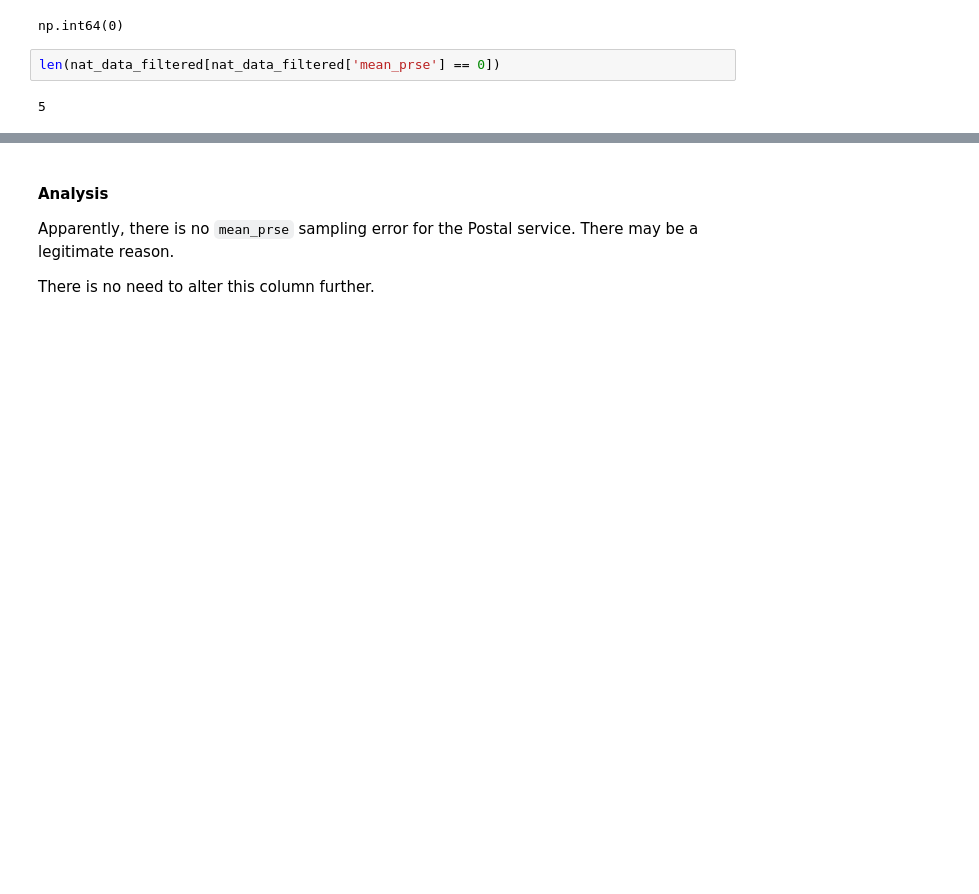
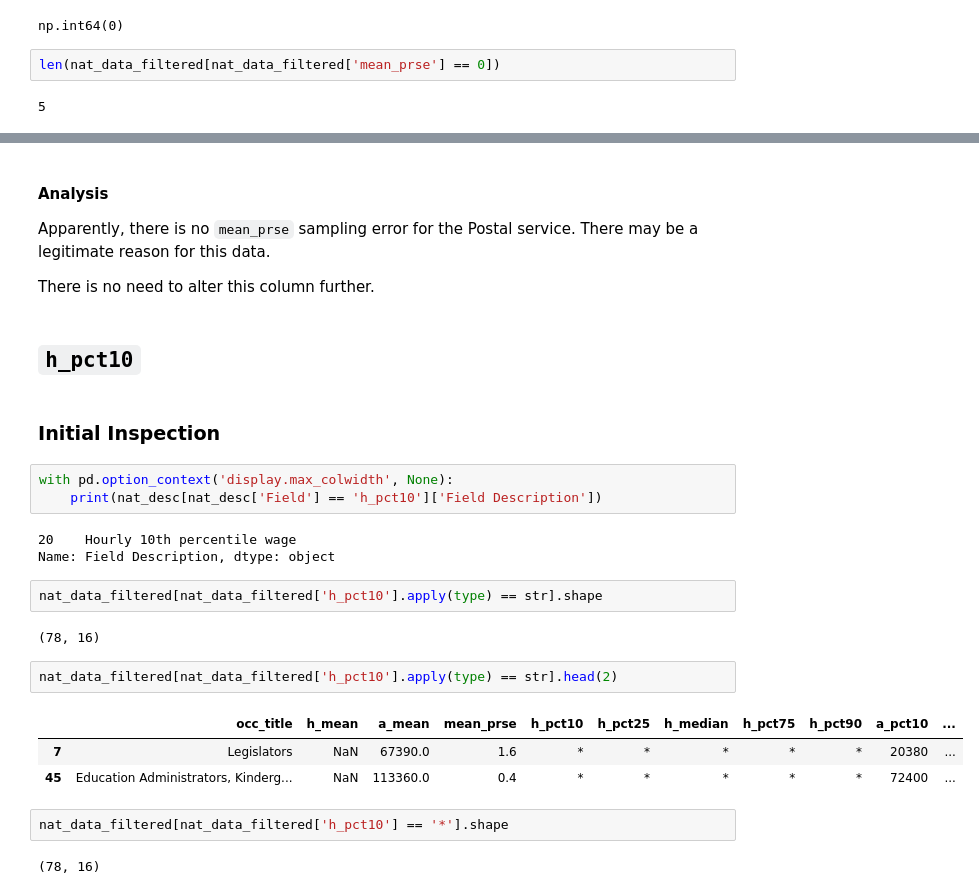
Before and after one commit to blue-santa/comparing-training-req-to-salary-exp, a Jupyter notebook: notebooks/02-data-wrangling/01-00-wrangling-train-reward-compare.ipynb, the cells around one changed output, grey strips where cells are left out. Cells and saved outputs as stored; diff of their text form; blank space fills up the shorter version.

Commit message:
wrangle h_pct10, h_pct25, h_median

```diff
--- a/notebooks/02-data-wrangling/01-00-wrangling-train-reward-compare.ipynb
+++ b/notebooks/02-data-wrangling/01-00-wrangling-train-reward-compare.ipynb
@@ -2585,6 +2585,30 @@ nat_data_filtered[nat_data_filtered['mean_prse'] == 0]
 # %% [markdown]
 #### Analysis
 
-Apparently, there is no `mean_prse` sampling error for the Postal service. There may be a legitimate reason.
+Apparently, there is no `mean_prse` sampling error for the Postal service. There may be a legitimate reason for this data.
 
 There is no need to alter this column further.
+# %% [markdown]
+## `h_pct10`
+# %% [markdown]
+### Initial Inspection
+# %%
+with pd.option_context('display.max_colwidth', None):
+    print(nat_desc[nat_desc['Field'] == 'h_pct10']['Field Description'])
+# %% [output]
+20    Hourly 10th percentile wage
+Name: Field Description, dtype: object
+# %%
+nat_data_filtered[nat_data_filtered['h_pct10'].apply(type) == str].shape
+# %% [output]
+(78, 16)
+# %%
+nat_data_filtered[nat_data_filtered['h_pct10'].apply(type) == str].head(2)
+# %% [output]
+|  | occ_title | h_mean | a_mean | mean_prse | h_pct10 | h_pct25 | h_median | h_pct75 | h_pct90 | a_pct10 | ... |
+| 7 | Legislators | NaN | 67390.0 | 1.6 | * | * | * | * | * | 20380 | ... |
+| 45 | Education Administrators, Kinderg... | NaN | 113360.0 | 0.4 | * | * | * | * | * | 72400 | ... |
+# %%
+nat_data_filtered[nat_data_filtered['h_pct10'] == '*'].shape
+# %% [output]
+(78, 16)
```
Also changed, not shown: parts of 103 cells of this notebook.
